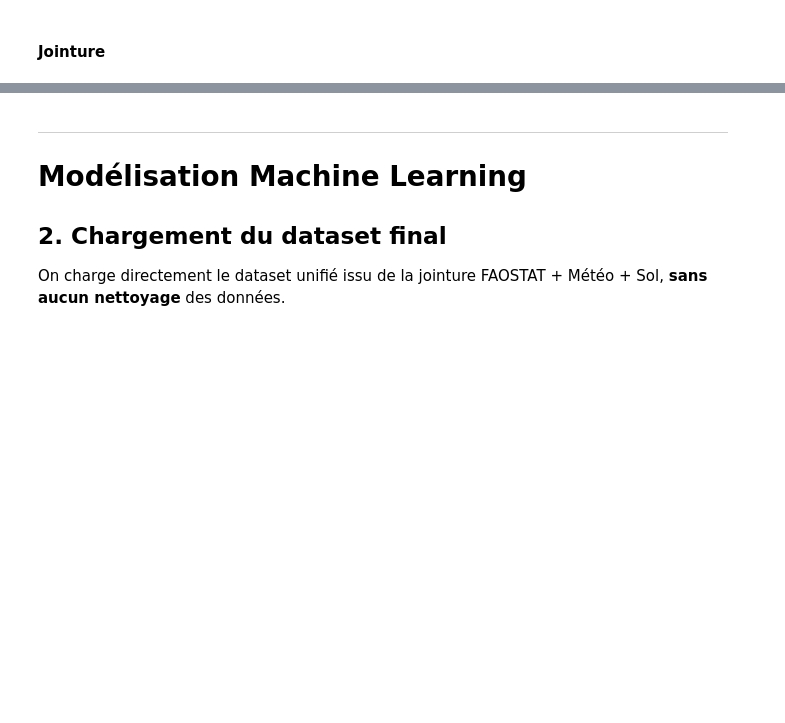
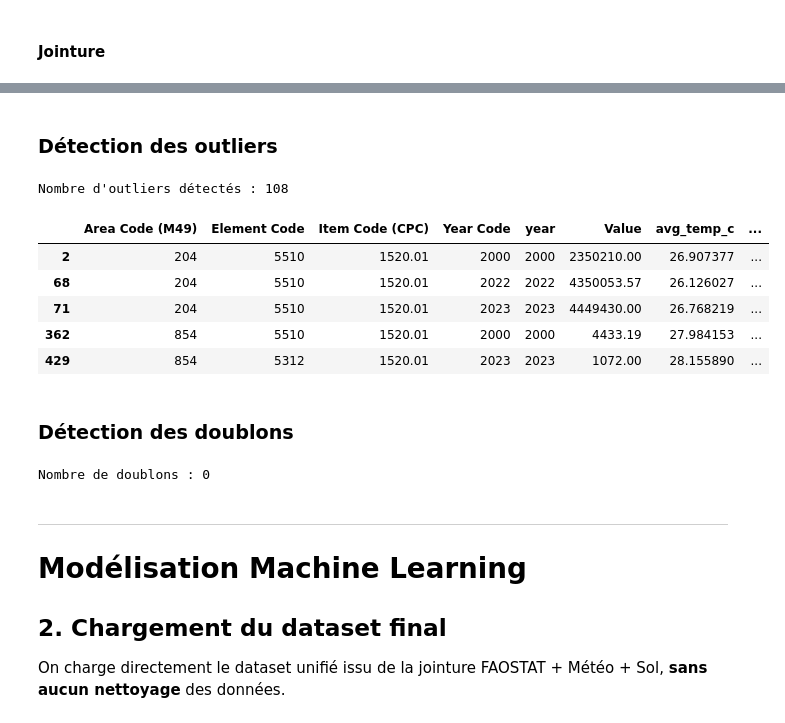
Before and after one commit to Larissa574/AgroPredict-Africa, a Jupyter notebook: notebooks/agropredict_africa .ipynb, the cells around one changed output, grey strips where cells are left out. Drawn from its saved outputs; the diff is of its cells as text; code cells hidden in the pictures; blank space fills up the shorter version.

Commit message:
Add Isolation Forest outlier detection

```diff
--- a/notebooks/agropredict_africa .ipynb
+++ b/notebooks/agropredict_africa .ipynb
@@ -92,3 +126,49 @@ df.to_csv("../data/processed/dataset_final.csv", index=False)
+# %% [markdown]
+### Détection des outliers
+# %%
+import pandas as pd
+from sklearn.ensemble import IsolationForest
+
+
+# Garder uniquement les colonnes numériques
+X = df.select_dtypes(include=["number"]).dropna()
+
+# Modèle Isolation Forest
+iso = IsolationForest(
+    n_estimators=200,
+    contamination=0.05,
+    random_state=42
+)
+
+# Détection des outliers
+pred = iso.fit_predict(X)
+
+# Ajouter les résultats au DataFrame
+X = X.copy()
+X["outlier"] = pred
+X["outlier_flag"] = X["outlier"].map({1: 0, -1: 1})
+
+# Récupérer les outliers
+outliers = X[X["outlier_flag"] == 1]
+
+print("Nombre d'outliers détectés :", len(outliers))
+outliers.head()
+# %% [output]
+Nombre d'outliers détectés : 108
+|  | Area Code (M49) | Element Code | Item Code (CPC) | Year Code | year | Value | avg_temp_c | ... |
+| 2 | 204 | 5510 | 1520.01 | 2000 | 2000 | 2350210.00 | 26.907377 | ... |
+| 68 | 204 | 5510 | 1520.01 | 2022 | 2022 | 4350053.57 | 26.126027 | ... |
+| 71 | 204 | 5510 | 1520.01 | 2023 | 2023 | 4449430.00 | 26.768219 | ... |
+| 362 | 854 | 5510 | 1520.01 | 2000 | 2000 | 4433.19 | 27.984153 | ... |
+| 429 | 854 | 5312 | 1520.01 | 2023 | 2023 | 1072.00 | 28.155890 | ... |
+# %% [markdown]
+### Détection des doublons
+# %%
+doublons = df.duplicated().sum()
+
+print("Nombre de doublons :", doublons)
+# %% [output]
+Nombre de doublons : 0
 # %% [markdown]
 ---
 # Modélisation Machine Learning
```
Also changed, not shown: parts of 11 cells of this notebook, 1 other file.
